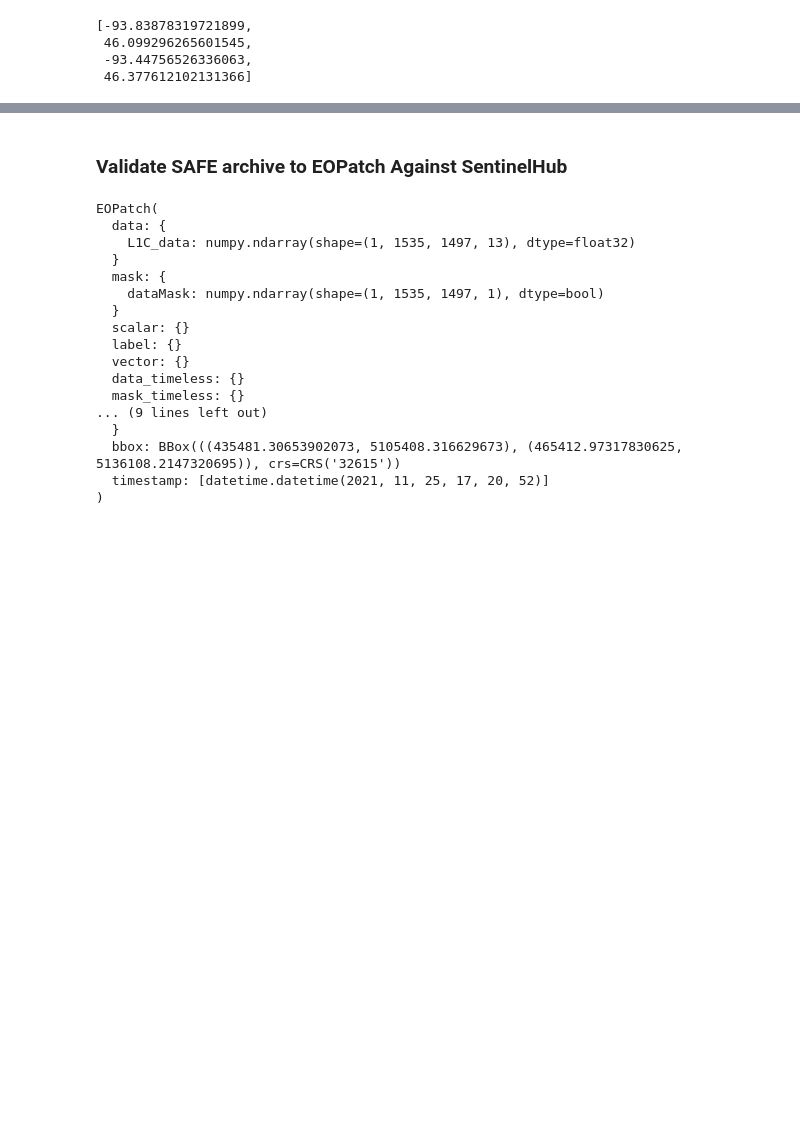
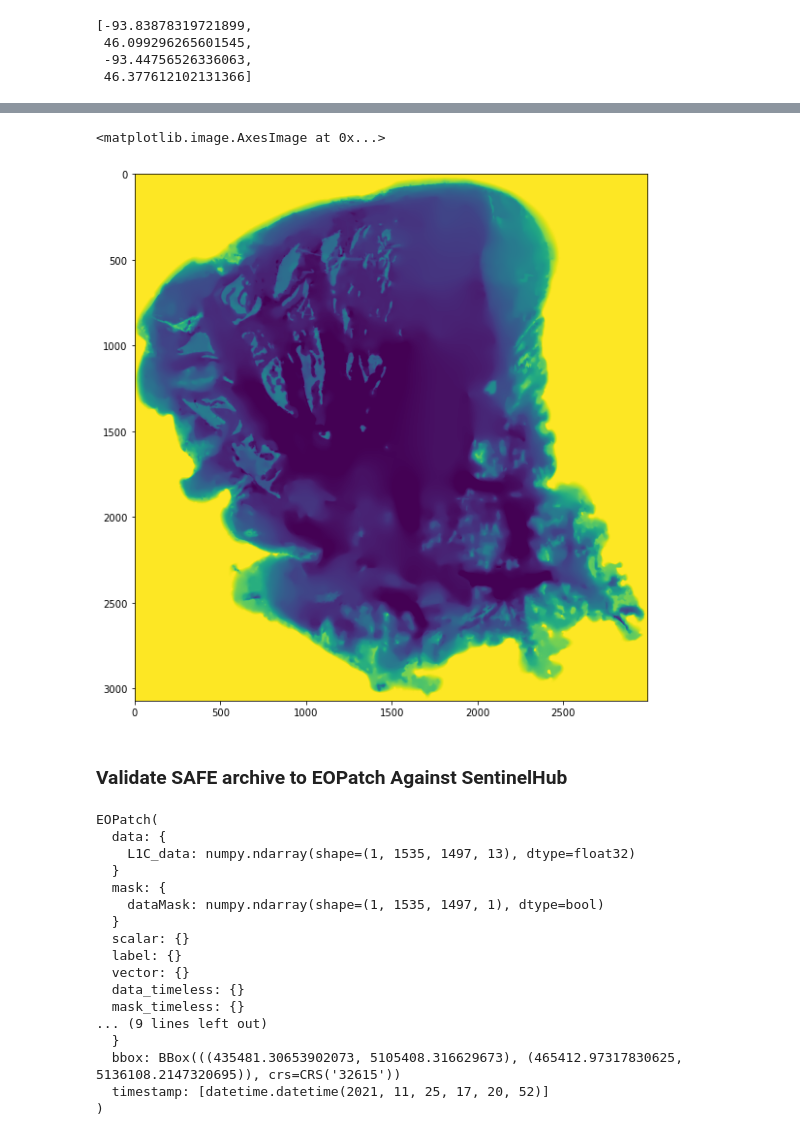
Before and after one commit to WalternativE/evaluation-preprocessing-methods-sentinel2-ml-based-bathymetry-estimation, a Jupyter notebook: notebooks/01__sentinel_eo_patch_io.ipynb, the cells around one changed output, grey strips where cells are left out. Drawn from its saved outputs; the diff is of its cells as text; code cells hidden in the pictures; blank space fills up the shorter version.

```diff
--- a/notebooks/01__sentinel_eo_patch_io.ipynb
+++ b/notebooks/01__sentinel_eo_patch_io.ipynb
@@ -30,7 +32,7 @@ sentinel_archives
 mille_lacs = rx.open_rasterio('../data/mille_lacs.tiff', masked=True)
 minx, miny, maxx, maxy = mille_lacs.rio.bounds()
 bounding_poly = box(minx, miny, maxx, maxy).buffer(1000)
-bounding_series = gpd.GeoSeries([bounding_poly], crs=mille_lacs.rio.crs).to_crs(band_da.rio.crs)
+bounding_series = gpd.GeoSeries([bounding_poly], crs=mille_lacs.rio.crs)
 bbox = bounding_series.bounds.values[0].tolist()
 bbox
 # %% [output]
@@ -225,0 +271,37 @@ plot_single_band(safe_eopatch, (FeatureType.DATA, "L1C_data"), band_index=12, ti
+# %%
+class AppendBathyTimelessDataMask(EOTask):
+    def __init__(self, src_feature, dst_feature_name="bathy_data_mask", band_index=0):
+        self.src_feature = src_feature
+        self.dst_feature_name = dst_feature_name
+        self.band_index = band_index
+
+    def execute(self, eopatch):
+        times, _, _, _ = eopatch[self.src_feature].shape
+
+        frames = []
+        for tidx in range(times):
+            bathy_data = np.copy(eopatch[self.src_feature][tidx,:,:,self.band_index])
+            bathy_data[bathy_data >= 0] = 0
+            bathy_data[bathy_data < 0] = 1
+            bathy_data = bathy_data.astype(np.uint8)
+            frames.append(bathy_data)
+
+        result_eopatch = eopatch.copy()
+        result_eopatch[FeatureType.MASK_TIMELESS, self.dst_feature_name] = np.stack(frames, axis=-1)
+        return result_eopatch
+# %%
+from eolearn.core import LinearWorkflow
+
+target_crs = rio.crs.CRS.from_epsg(safe_eopatch.bbox.crs.epsg)
+_, target_height, target_width, _ = safe_eopatch[(FeatureType.DATA, 'L1C_data')].shape
+
+millie_lacs_eop = EOPatch()
+
+import_millie_lacs = ImportFromTiffTask((FeatureType.DATA, 'bathy_data'), '../data/mille_lacs.tiff')
+reproject_bathy = ReprojecRastertTask((FeatureType.DATA, 'bathy_data'), target_width=target_width, target_height=target_height, target_crs=target_crs)
+append_bathy_data_mask =AppendBathyTimelessDataMask((FeatureType.DATA, 'bathy_data'), band_index=0)
+
+workflow = LinearWorkflow(import_millie_lacs, reproject_bathy, append_bathy_data_mask)
+
+millie_lacs_eop = workflow.execute().eopatch()
+millie_lacs_eop
@@ -226,3 +328,8 @@ plot_single_band(safe_eopatch, (FeatureType.DATA, "L1C_data"), band_index=12, ti
+# %%
+plot_single_band(millie_lacs_eop, (FeatureType.DATA, 'bathy_data'), cmap='viridis')
+# %% [output]
+<matplotlib.image.AxesImage at 0x...>
+[figure, added]
 # %% [markdown]
 ### Validate SAFE archive to EOPatch Against SentinelHub
 # %%
```
Also changed, not shown: parts of 11 cells of this notebook, 1 other file.
